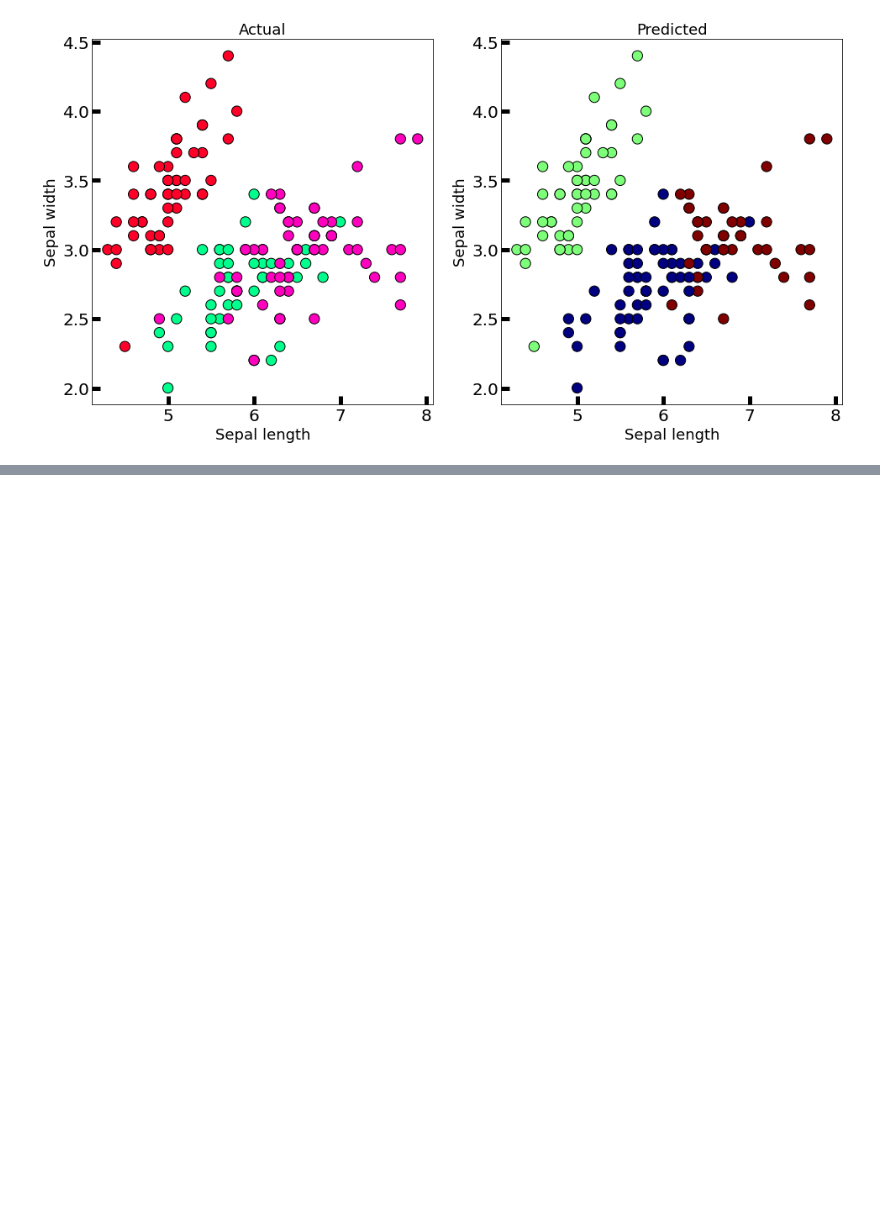
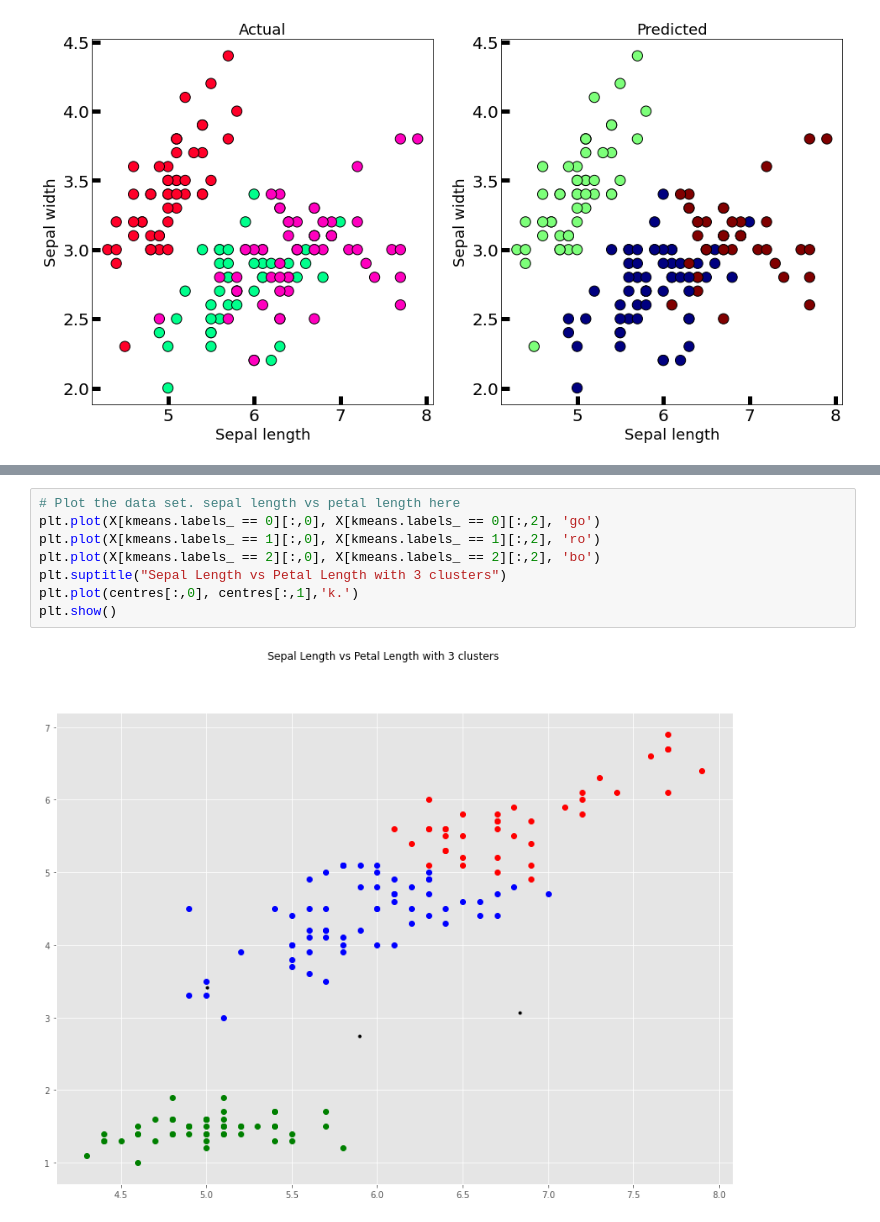
Before and after one commit to geetharamson/MLASTASK2020, a Jupyter notebook: TASK.ipynb, the cells around one changed output, grey strips where cells are left out. Drawn from its saved outputs; the diff is of its cells as text; blank space fills up the shorter version.

```diff
--- a/TASK.ipynb
+++ b/TASK.ipynb
@@ -1297,0 +1511,10 @@ https://www.youtube.com/watch?v=dbkS0I6nDlI
+# %%
+# Plot the data set. sepal length vs petal length here
+plt.plot(X[kmeans.labels_ == 0][:,0], X[kmeans.labels_ == 0][:,2], 'go')
+plt.plot(X[kmeans.labels_ == 1][:,0], X[kmeans.labels_ == 1][:,2], 'ro')
+plt.plot(X[kmeans.labels_ == 2][:,0], X[kmeans.labels_ == 2][:,2], 'bo')
+plt.suptitle("Sepal Length vs Petal Length with 3 clusters")
+plt.plot(centres[:,0], centres[:,1],'k.')
+plt.show()
+# %% [output]
+[figure, added]
```
Also changed, not shown: parts of 48 cells of this notebook.
